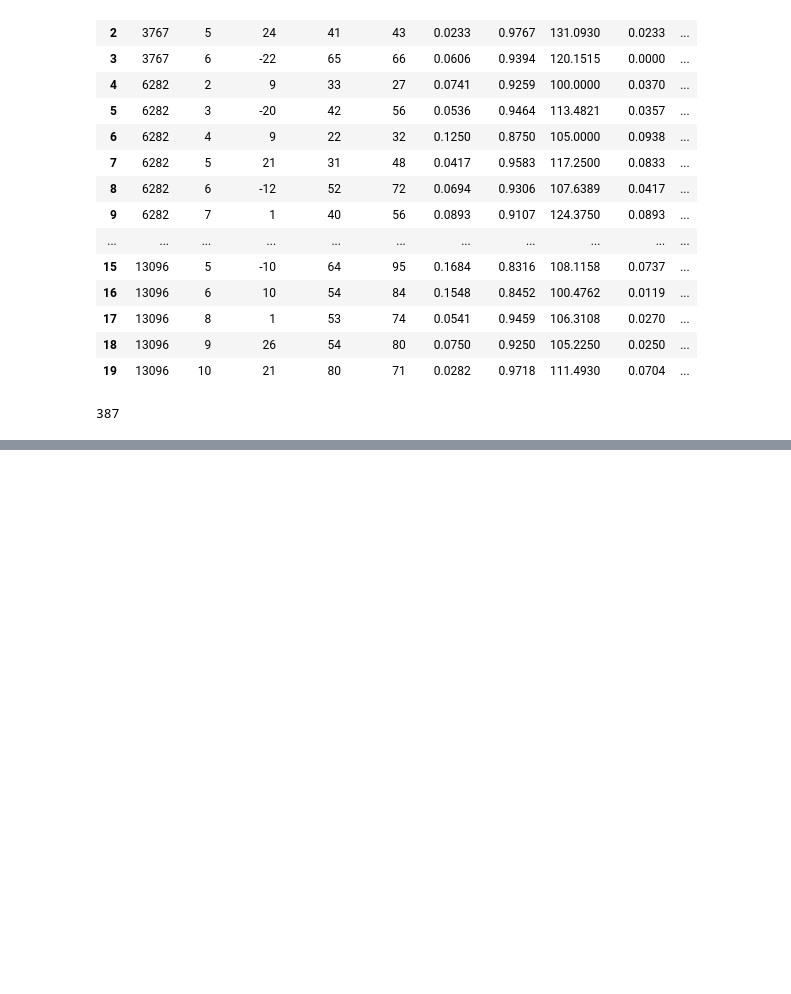
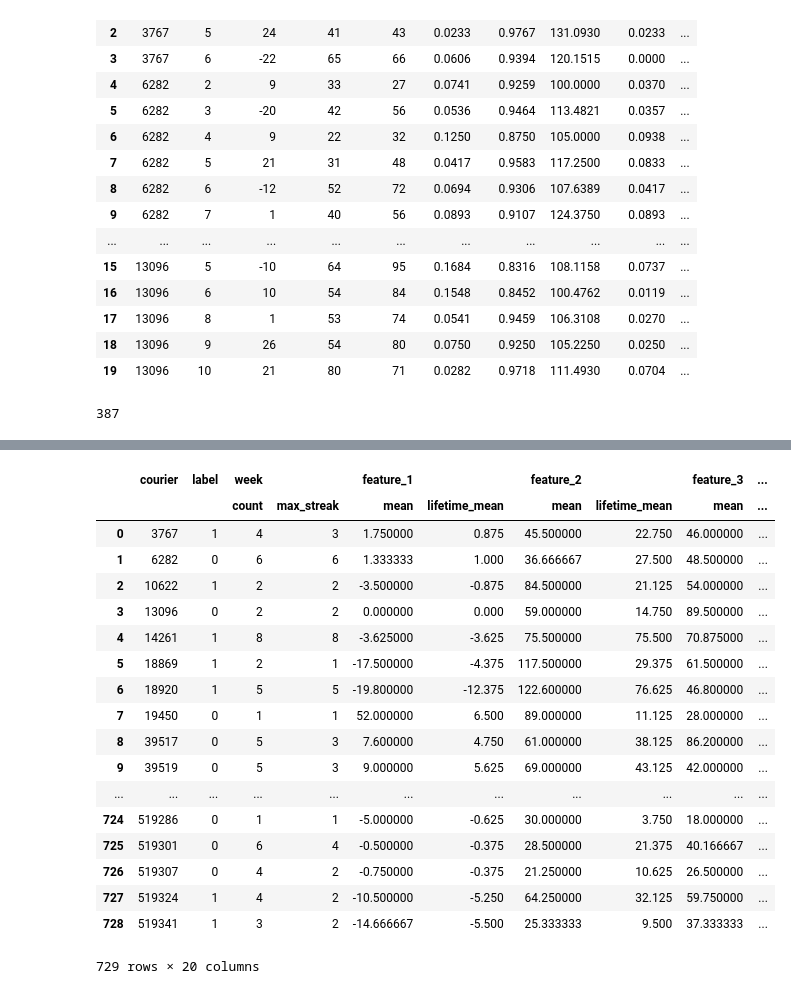
Before and after one commit to ricardofullton/glovo_test, a Jupyter notebook: glovo.ipynb, the cells around one changed output, grey strips where cells are left out. Cells and saved outputs as stored; diff of their text form; code cells hidden in the pictures; blank space fills up the shorter version.

```diff
--- a/glovo.ipynb
+++ b/glovo.ipynb
@@ -82,8 +97,8 @@ def max_consecutive(vector):
 # %%
 def max_streak(series):
     week_vector=[0,0,0,0,0,0,0,0]
-    week_list=series.tolist()
-    for i in week_list:
+
+    for i in series:
         week_vector[i]=1
     streak=max_consecutive(week_vector)
     return streak
@@ -91,0 +105,5 @@ gold=weeks.groupby(['courier'], as_index=False, )
+# %%
+def lifetime_mean(series):
+    return np.sum(series)/8
+# %%
+gold=weeks.groupby(['courier','label'], as_index=False ).agg({'week':['count', max_streak],'feature_1':['mean',lifetime_mean],'feature_2':['mean',lifetime_mean],'feature_3':['mean',lifetime_mean],'feature_4':['mean',lifetime_mean],'feature_5':['mean',lifetime_mean],'feature_6':['mean',lifetime_mean],'feature_7':['mean',lifetime_mean],'feature_8':['mean',lifetime_mean]})
@@ -91,0 +122,22 @@ gold=weeks.groupby(['courier'], as_index=False, )
+# %%
+gold
+# %% [output]
+|  | courier | label | week |  | feature_1 |  | feature_2 |  | feature_3 | ... |
+|  |  |  | count | max_streak | mean | lifetime_mean | mean | lifetime_mean | mean | ... |
+| 0 | 3767 | 1 | 4 | 3 | 1.750000 | 0.875 | 45.500000 | 22.750 | 46.000000 | ... |
+| 1 | 6282 | 0 | 6 | 6 | 1.333333 | 1.000 | 36.666667 | 27.500 | 48.500000 | ... |
+| 2 | 10622 | 1 | 2 | 2 | -3.500000 | -0.875 | 84.500000 | 21.125 | 54.000000 | ... |
+| 3 | 13096 | 0 | 2 | 2 | 0.000000 | 0.000 | 59.000000 | 14.750 | 89.500000 | ... |
+| 4 | 14261 | 1 | 8 | 8 | -3.625000 | -3.625 | 75.500000 | 75.500 | 70.875000 | ... |
+| 5 | 18869 | 1 | 2 | 1 | -17.500000 | -4.375 | 117.500000 | 29.375 | 61.500000 | ... |
+| 6 | 18920 | 1 | 5 | 5 | -19.800000 | -12.375 | 122.600000 | 76.625 | 46.800000 | ... |
+| 7 | 19450 | 0 | 1 | 1 | 52.000000 | 6.500 | 89.000000 | 11.125 | 28.000000 | ... |
+| 8 | 39517 | 0 | 5 | 3 | 7.600000 | 4.750 | 61.000000 | 38.125 | 86.200000 | ... |
+| 9 | 39519 | 0 | 5 | 3 | 9.000000 | 5.625 | 69.000000 | 43.125 | 42.000000 | ... |
+| ... | ... | ... | ... | ... | ... | ... | ... | ... | ... | ... |
+| 724 | 519286 | 0 | 1 | 1 | -5.000000 | -0.625 | 30.000000 | 3.750 | 18.000000 | ... |
+| 725 | 519301 | 0 | 6 | 4 | -0.500000 | -0.375 | 28.500000 | 21.375 | 40.166667 | ... |
+| 726 | 519307 | 0 | 4 | 2 | -0.750000 | -0.375 | 21.250000 | 10.625 | 26.500000 | ... |
+| 727 | 519324 | 1 | 4 | 2 | -10.500000 | -5.250 | 64.250000 | 32.125 | 59.750000 | ... |
+| 728 | 519341 | 1 | 3 | 2 | -14.666667 | -5.500 | 25.333333 | 9.500 | 37.333333 | ... |
+729 rows × 20 columns
```
Also changed, not shown: parts of 4 cells of this notebook.
